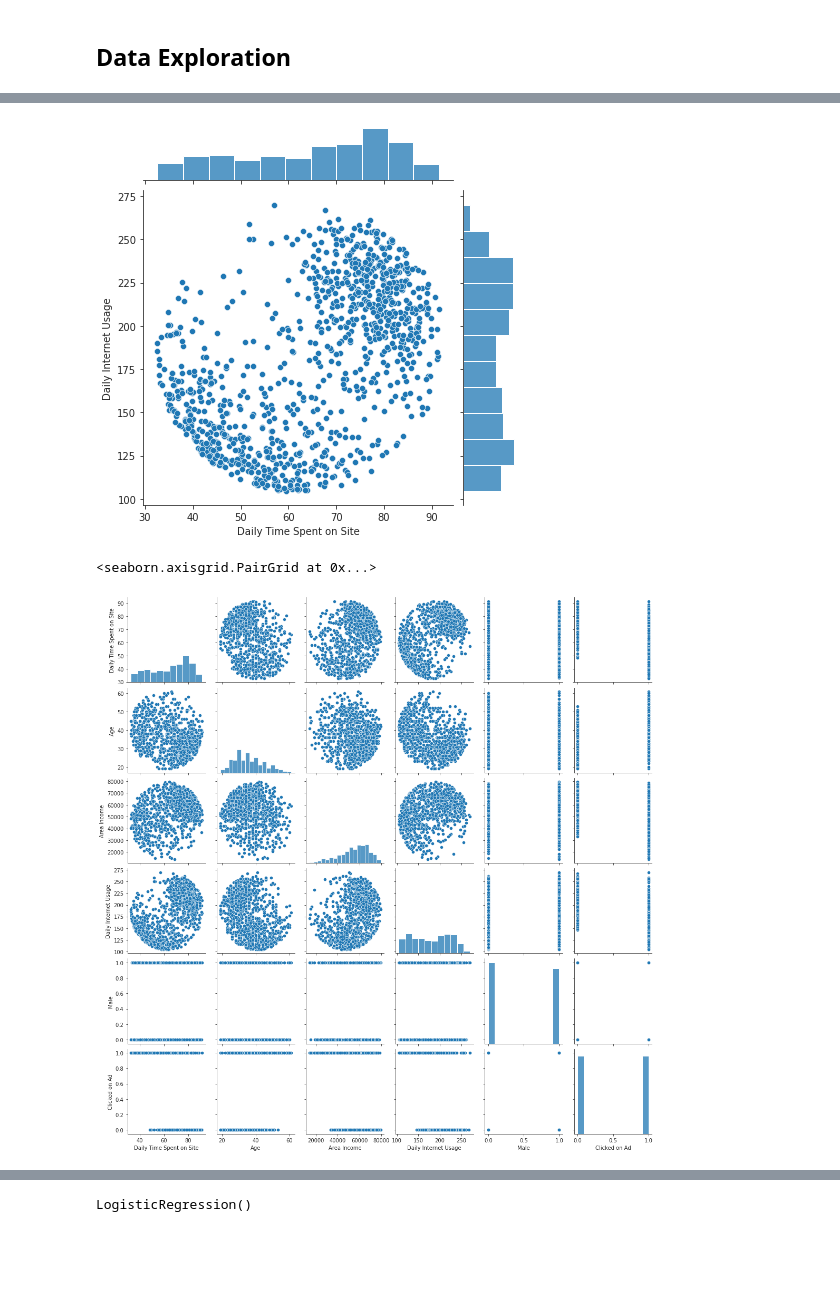
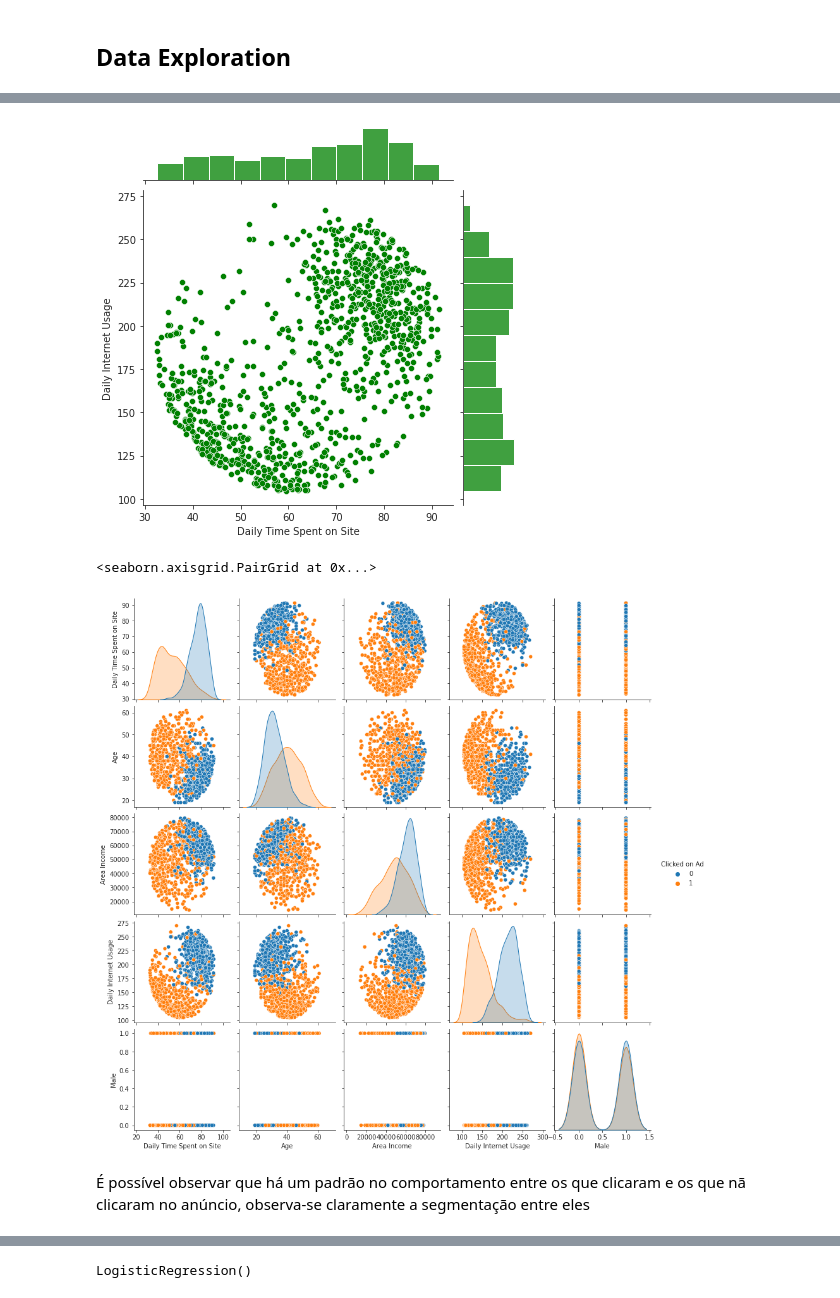
Before and after one commit to FivMeyer/Python_Studies, a Jupyter notebook: 03_logistic_regression.ipynb, the cells around one changed output, grey strips where cells are left out. Cells and saved outputs as stored; diff of their text form; code cells hidden in the pictures; blank space fills up the shorter version.

```diff
--- a/03_logistic_regression.ipynb
+++ b/03_logistic_regression.ipynb
@@ -318,12 +316,14 @@ sns.jointplot(x='Age', y='Daily Time Spent on Site', data=ad_data, kind='kde', c
 # %%
-sns.jointplot(x='Daily Time Spent on Site', y='Daily Internet Usage', data=ad_data, cmap='Reds_r');
+sns.jointplot(x='Daily Time Spent on Site', y='Daily Internet Usage', data=ad_data, color = 'green');
 # %% [output]
-[figure, old version]
+[figure, new version]
 # %%
-sns.pairplot(ad_data)
+sns.pairplot(ad_data, hue = 'Clicked on Ad');
 # %% [output]
 <seaborn.axisgrid.PairGrid at 0x...>
-[figure, old version]
+[figure, new version]
+# %% [markdown]
+É possível observar que há um padrão no comportamento entre os que clicaram e os que nã clicaram no anúncio, observa-se claramente a segmentação entre eles
 # %%
 ad_data.head(5)
 # %% [output]
```
Also changed, not shown: parts of 4 cells of this notebook.
